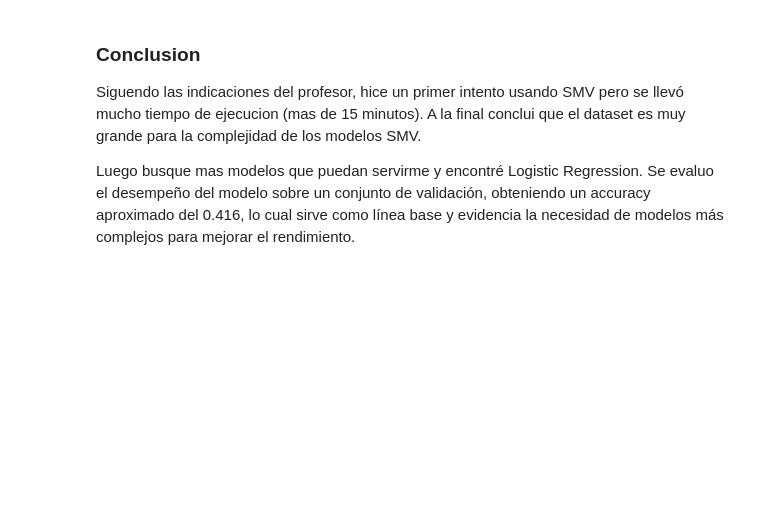
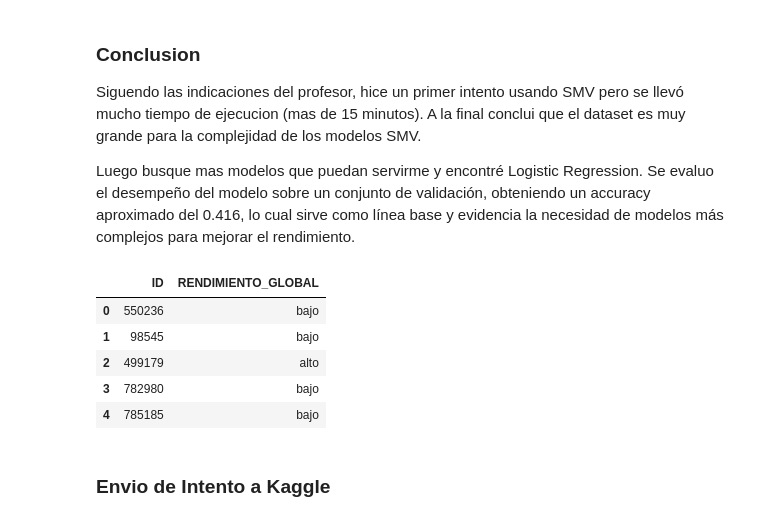
Before and after one commit to juanpablor69/Proyecto_IA, a Jupyter notebook: 03_logistic_regression_model.ipynb, the cells around one changed output. Cells and saved outputs as stored; diff of their text form; code cells hidden in the pictures; blank space fills up the shorter version.

```diff
--- a/03_logistic_regression_model.ipynb
+++ b/03_logistic_regression_model.ipynb
@@ -241,3 +249,71 @@ Accuracy: 0.4166642599277978
 Siguendo las indicaciones del profesor, hice un primer intento usando SMV pero se llevó mucho tiempo de ejecucion (mas de 15 minutos). A la final conclui que el dataset es muy grande para la complejidad de los modelos SMV.
 
 Luego busque mas modelos que puedan servirme y encontré Logistic Regression. Se evaluo el desempeño del modelo sobre un conjunto de validación, obteniendo un accuracy aproximado del 0.416, lo cual sirve como línea base y evidencia la necesidad de modelos más complejos para mejorar el rendimiento.
+# %%
+# ================================
+#   PREDICCIONES SOBRE EL TEST
+# ================================
+
+# 1. Cargar el test
+test_data = pd.read_csv("test.csv")
+
+# Guardar IDs antes de modificar
+test_ids = test_data["ID"]
+
+
+# 3. Imputar categóricas igual que en train
+for col in cat_cols:
+    if col in test_data.columns:
+        test_data[col] = test_data[col].fillna('no info')
+
+# 4. Imputar numéricas igual que en train
+test_num_cols = test_data.select_dtypes(include=['int64','float64']).columns
+test_data[test_num_cols] = test_data[test_num_cols].fillna(0)
+
+# 5. Aplicar transformación ordinal a matrícula (igual al train)
+mapa_matricula = {
+    'Menos de 500 mil': 0.25,
+    'Entre 500 mil y menos de 1 millón': 0.75,
+    'Entre 1 millón y menos de 2.5 millones': 1.75,
+    'Entre 2.5 millones y menos de 4 millones': 3.25,
+    'Entre 4 millones y menos de 5.5 millones': 4.75,
+    'Entre 5.5 millones y menos de 7 millones': 6.25,
+    'Más de 7 millones': 7.75,
+    'No pagó matrícula': 0,
+    'no info': -1
+}
+test_data['E_VALORMATRICULAUNIVERSIDAD'] = test_data['E_VALORMATRICULAUNIVERSIDAD'].map(mapa_matricula)
+
+# 6. Reemplazar valores de educación madre igual que en train
+test_data['F_EDUCACIONMADRE'] = test_data['F_EDUCACIONMADRE'].replace(
+    ['No sabe', 'No Aplica'], 'no info'
+)
+
+# 7. Listo para predecir: NO eliminamos ID
+X_test_final = test_data
+
+# 8. Predicciones (en texto)
+preds_test_data = model.predict(X_test_final)
+
+# 9. No necesitamos rmapi porque ya están en texto
+text_preds_test_data = preds_test_data
+
+# 10. Crear submission
+submission = pd.DataFrame({
+    "ID": test_data["ID"],
+    "RENDIMIENTO_GLOBAL": text_preds_test_data
+})
+
+# 11. Guardar CSV final
+submission.to_csv("03_submission.csv", index=False)
+
+submission.head()
+# %% [output]
+|  | ID | RENDIMIENTO_GLOBAL |
+| 0 | 550236 | bajo |
+| 1 | 98545 | bajo |
+| 2 | 499179 | alto |
+| 3 | 782980 | bajo |
+| 4 | 785185 | bajo |
+# %% [markdown]
+### Envio de Intento a Kaggle
```
Also changed, not shown: parts of 4 cells of this notebook.
